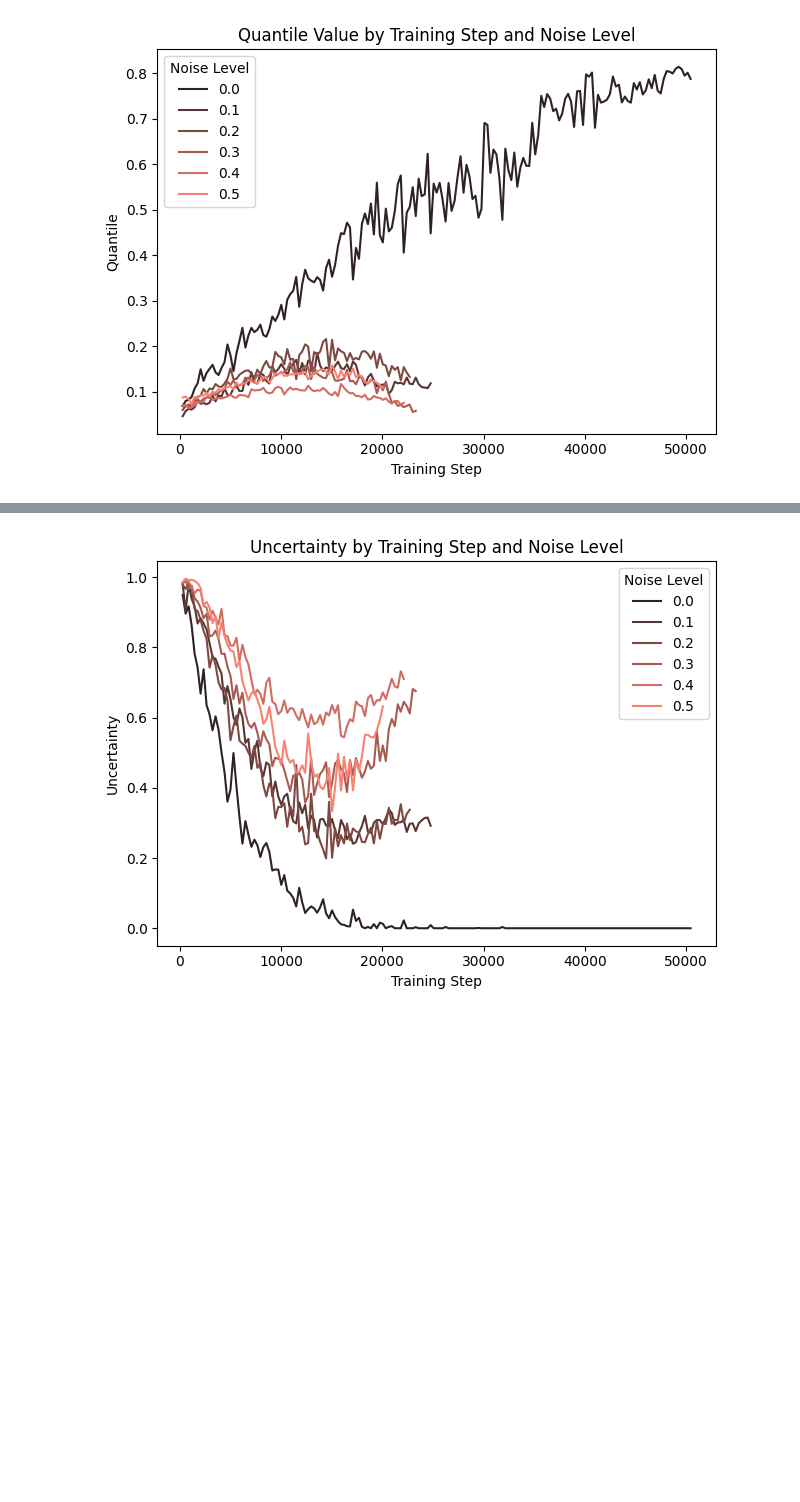
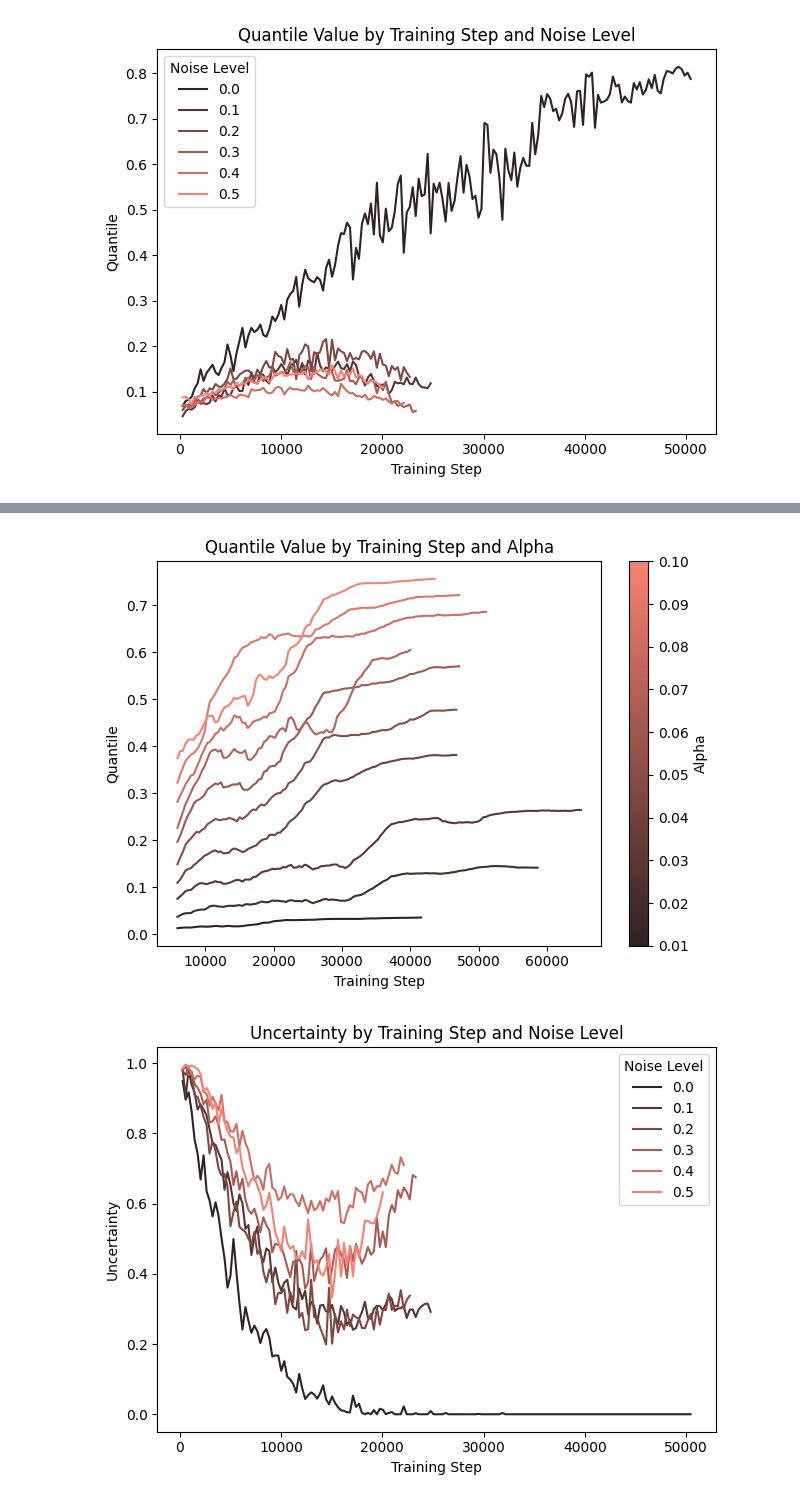
Before and after one commit to brandongk-ubco/thesis-analysis, a Jupyter notebook: citl.ipynb, the cells around one changed output, grey strips where cells are left out. Cells and saved outputs as stored; diff of their text form; code cells hidden in the pictures; blank space fills up the shorter version.

```diff
--- a/citl.ipynb
+++ b/citl.ipynb
@@ -301,6 +306,46 @@ for noise_level in [0.0, 0.1, 0.2, 0.3, 0.4, 0.5]:
 [figure]
 [figure]
 [figure]
+# %%
+quantile_results = full_df[full_df["metric"].str.startswith('quantile_')].fillna(0)
+quantile_results = quantile_results[
+    (quantile_results["dataset"] == "Cityscapes") &
+    (quantile_results["purpose"] == "Method")
+]
+
+quantile_results["quantile"] = quantile_results["metric"].str.split("_").str[-1]
+quantile_results["metric"] = "quantile"
+quantile_results = quantile_results.pivot(index=["dataset", "purpose", "alpha", "step", "run_id"], columns="metric", values=["value"])
+quantile_results.columns = [col[1] if col[1] else col[0] for col in quantile_results.columns]
+quantile_results = quantile_results.reset_index()
+
+quantile_results = quantile_results.sort_values("step", ascending=True)
+quantile_results['quantile_smoothed'] = quantile_results.groupby('alpha')['quantile'].transform(lambda x: x.rolling(window=window).mean())
+
+fig, ax = plt.subplots()
+sns.lineplot(quantile_results, x="step", y="quantile_smoothed", hue="alpha", ax=ax, palette=palette, legend=False)
+
+# Add color bar instead of a legend
+norm = plt.Normalize(quantile_results['alpha'].min(), quantile_results['alpha'].max())
+sm = plt.cm.ScalarMappable(cmap=palette, norm=norm)
+sm.set_array([])
+
+alphas = len(quantile_results['alpha'].unique())
+
+# Modify the colorbar to show 10 intervals
+cbar = fig.colorbar(sm, ax=ax)
+cbar.set_ticks(np.linspace(quantile_results['alpha'].min(), quantile_results['alpha'].max(), alphas))
+cbar.set_label("Alpha")
+
+plt.ylabel("Quantile")
+plt.xlabel("Training Step")
+plt.title(f"Quantile Value by Training Step and Alpha")
+plt.tight_layout()
+plt.savefig(f'{image_output_directory}/quantile.png', dpi=300, bbox_inches='tight')
+plt.show()
+plt.close()
+# %% [output]
+[figure, added]
 # %%
 val_results = val_metrics.fillna(0)
 
```
Also changed, not shown: parts of 4 cells of this notebook, 21 other files.
